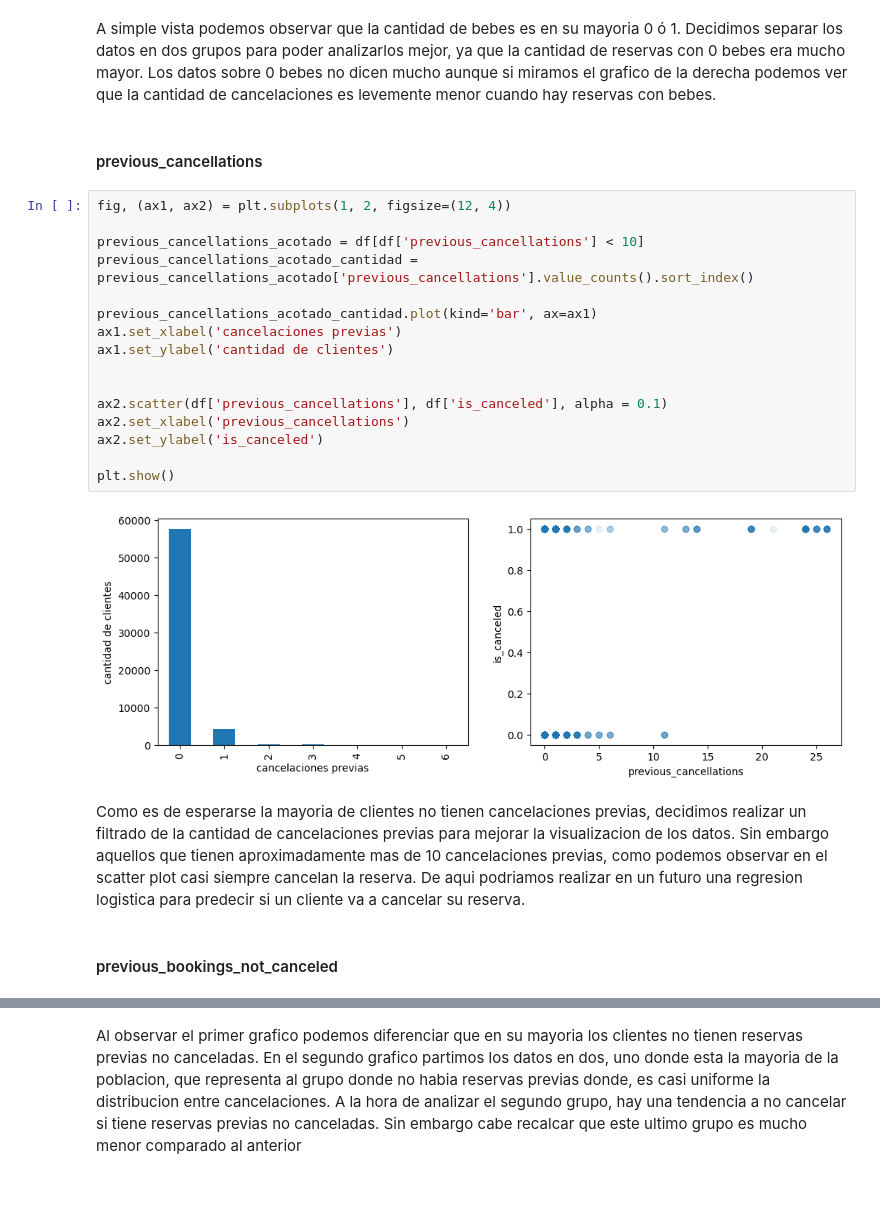
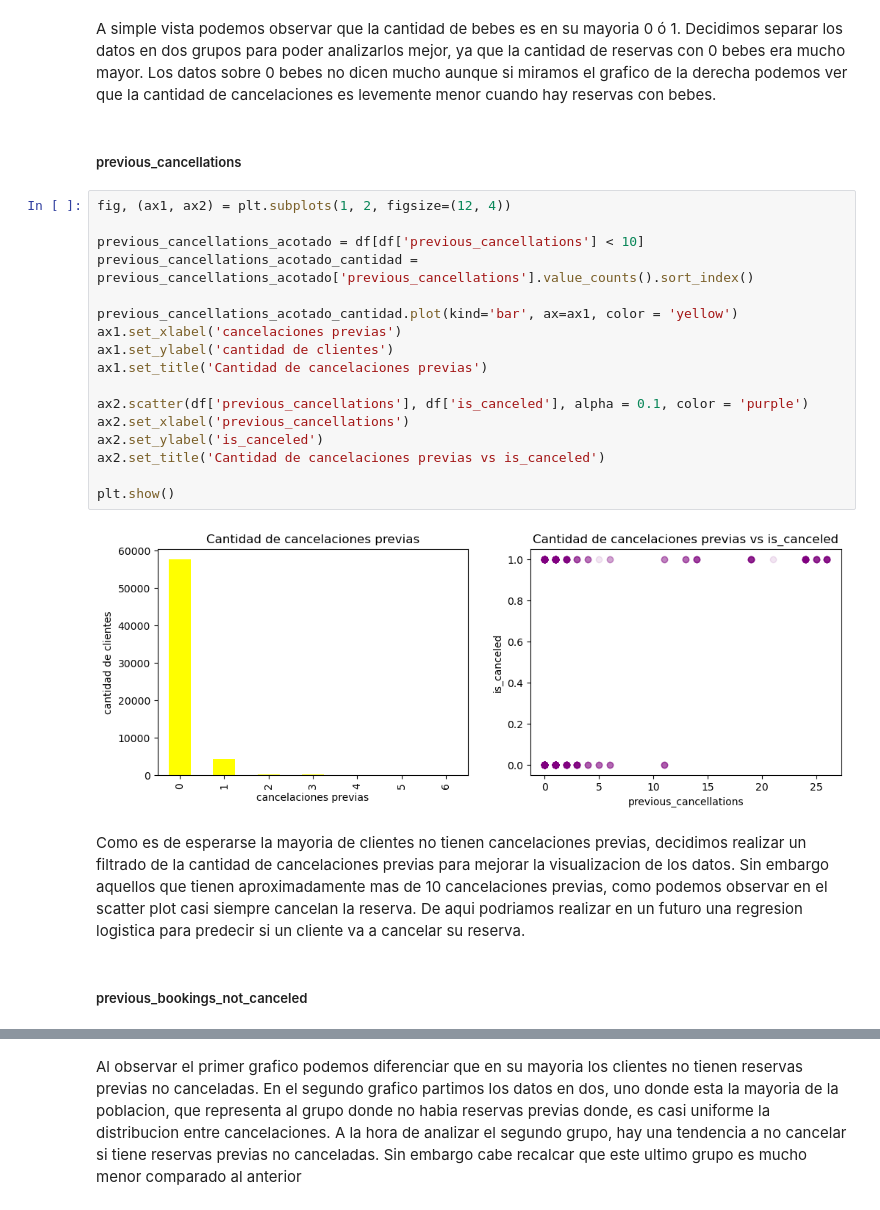
Before and after one commit to JuampiCarosi/7506R-2C2023-GRUPO23, a Jupyter notebook: 7506R_TP1_GRUPO23_CHP1_ENTREGA.ipynb, the cells around one changed output, grey strips where cells are left out. Cells and saved outputs as stored; diff of their text form.

```diff
--- a/7506R_TP1_GRUPO23_CHP1_ENTREGA.ipynb
+++ b/7506R_TP1_GRUPO23_CHP1_ENTREGA.ipynb
@@ -489,29 +397,30 @@ plt.show()
 # %% [markdown]
 A simple vista podemos observar que la cantidad de bebes es en su mayoria 0 ó 1. Decidimos separar los datos en dos grupos para poder analizarlos mejor, ya que la cantidad de reservas con 0 bebes era mucho mayor. Los datos sobre 0 bebes no dicen mucho aunque si miramos el grafico de la derecha podemos ver que la cantidad de cancelaciones es levemente menor cuando hay reservas con bebes.
 # %% [markdown]
-#### previous_cancellations
+##### previous_cancellations
 # %%
 fig, (ax1, ax2) = plt.subplots(1, 2, figsize=(12, 4))
 
 previous_cancellations_acotado = df[df['previous_cancellations'] < 10]
 previous_cancellations_acotado_cantidad = previous_cancellations_acotado['previous_cancellations'].value_counts().sort_index()
 
-previous_cancellations_acotado_cantidad.plot(kind='bar', ax=ax1)
+previous_cancellations_acotado_cantidad.plot(kind='bar', ax=ax1, color = 'yellow')
 ax1.set_xlabel('cancelaciones previas')
 ax1.set_ylabel('cantidad de clientes')
+ax1.set_title('Cantidad de cancelaciones previas')
 
-
-ax2.scatter(df['previous_cancellations'], df['is_canceled'], alpha = 0.1)
+ax2.scatter(df['previous_cancellations'], df['is_canceled'], alpha = 0.1, color = 'purple')
 ax2.set_xlabel('previous_cancellations')
 ax2.set_ylabel('is_canceled')
+ax2.set_title('Cantidad de cancelaciones previas vs is_canceled')
 
 plt.show()
 # %% [output]
-[figure, old version]
+[figure, new version]
 # %% [markdown]
 Como es de esperarse la mayoria de clientes no tienen cancelaciones previas, decidimos realizar un filtrado de la cantidad de cancelaciones previas para mejorar la visualizacion de los datos. Sin embargo aquellos que tienen aproximadamente mas de 10 cancelaciones previas, como podemos observar en el scatter plot casi siempre cancelan la reserva. De aqui podriamos realizar en un futuro una regresion logistica para predecir si un cliente va a cancelar su reserva.
 # %% [markdown]
-#### previous_bookings_not_canceled
+##### previous_bookings_not_canceled
 # %%
 fig1, (ax1, ax2) = plt.subplots(1, 2, figsize=(12, 4))
 fig2, (ax3, ax4) = plt.subplots(1, 2, figsize=(12, 4))
```
Also changed, not shown: parts of 61 cells of this notebook.
